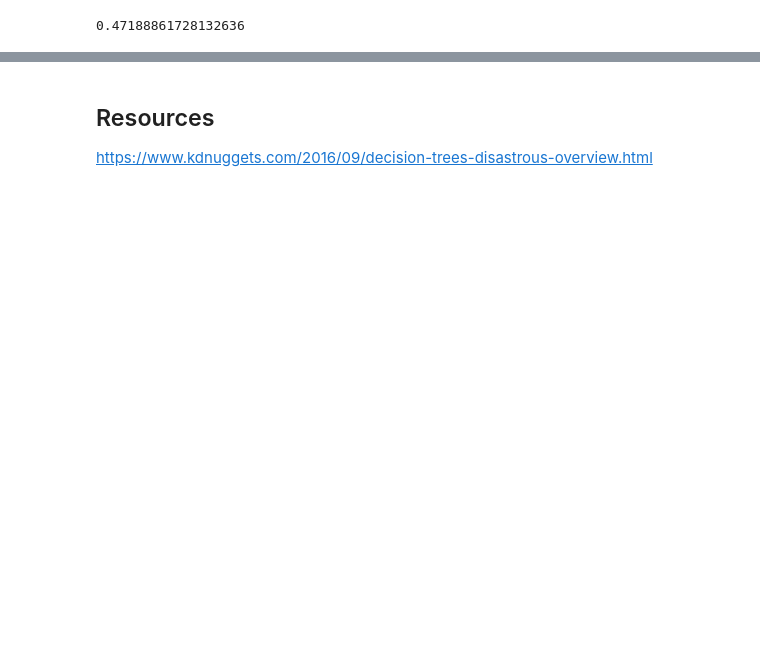
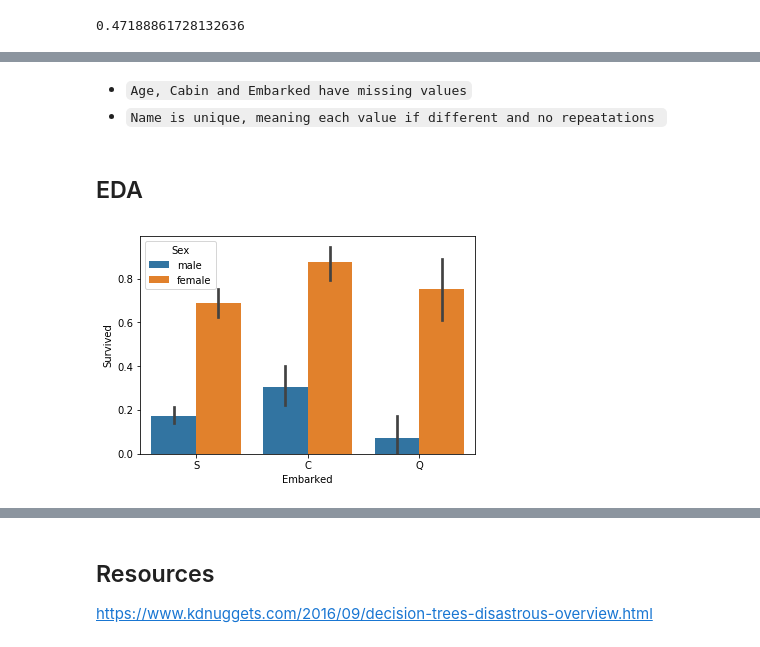
Before and after one commit to Rajneesh-Tiwari/ML-Backup_17072018, a Jupyter notebook: _Data Mind/Class 9/Class9.ipynb, the cells around one changed output, grey strips where cells are left out. Saved outputs shown, nothing was run; the diff lists cells and outputs as text; code cells hidden in the pictures; blank space fills up the shorter version.

```diff
--- a/_Data Mind/Class 9/Class9.ipynb
+++ b/_Data Mind/Class 9/Class9.ipynb
@@ -559,0 +668,11 @@ b = np.power(60/97,2)
+# %%
+# Import libs and load data
+
+import numpy as np
+import pandas as pd
+import matplotlib.pyplot as plt
+import seaborn as sns
+%matplotlib inline
+
+data_train = pd.read_csv('C:/Users/rajneesh.tiwari/Downloads/titanic.csv')
+data_train.head()
@@ -559,0 +699,9 @@ b = np.power(60/97,2)
+# %% [markdown]
+- `Age, Cabin and Embarked have missing values`
+- `Name is unique, meaning each value if different and no repeatations `
+# %% [markdown]
+## EDA
+# %%
+sns.barplot(x="Embarked", y="Survived", hue="Sex", data=data_train);
+# %% [output]
+[figure, added]
```
Also changed, not shown: parts of 63 cells of this notebook.
